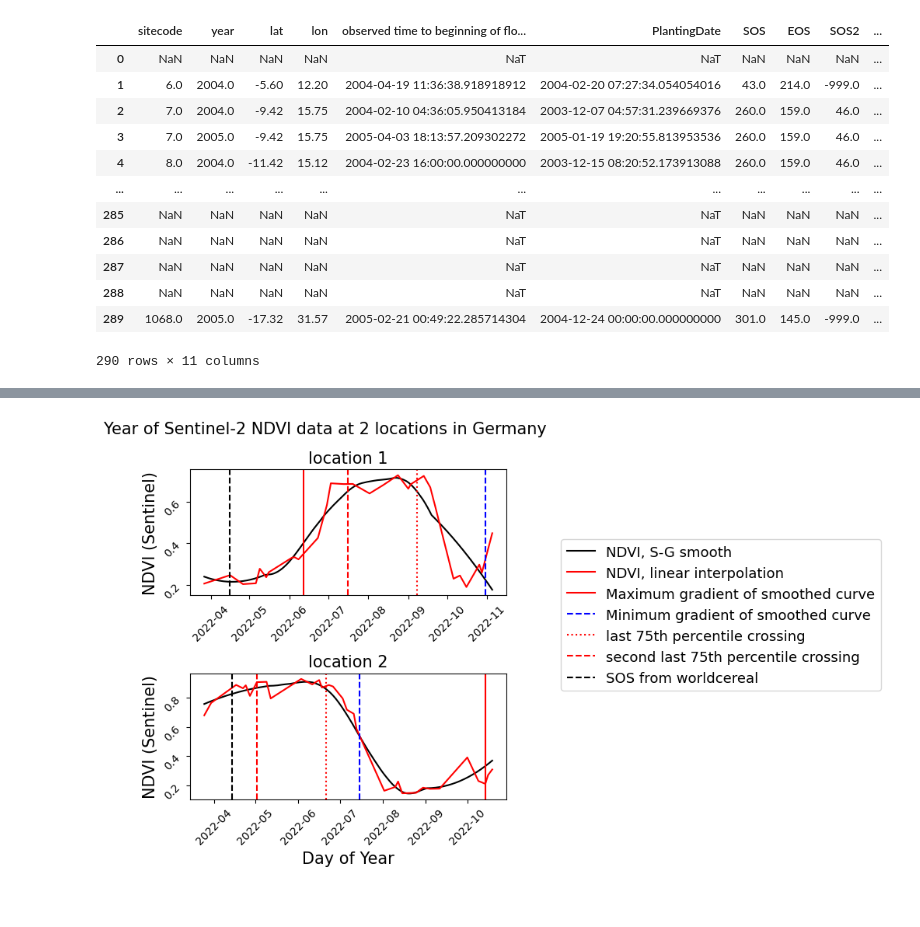
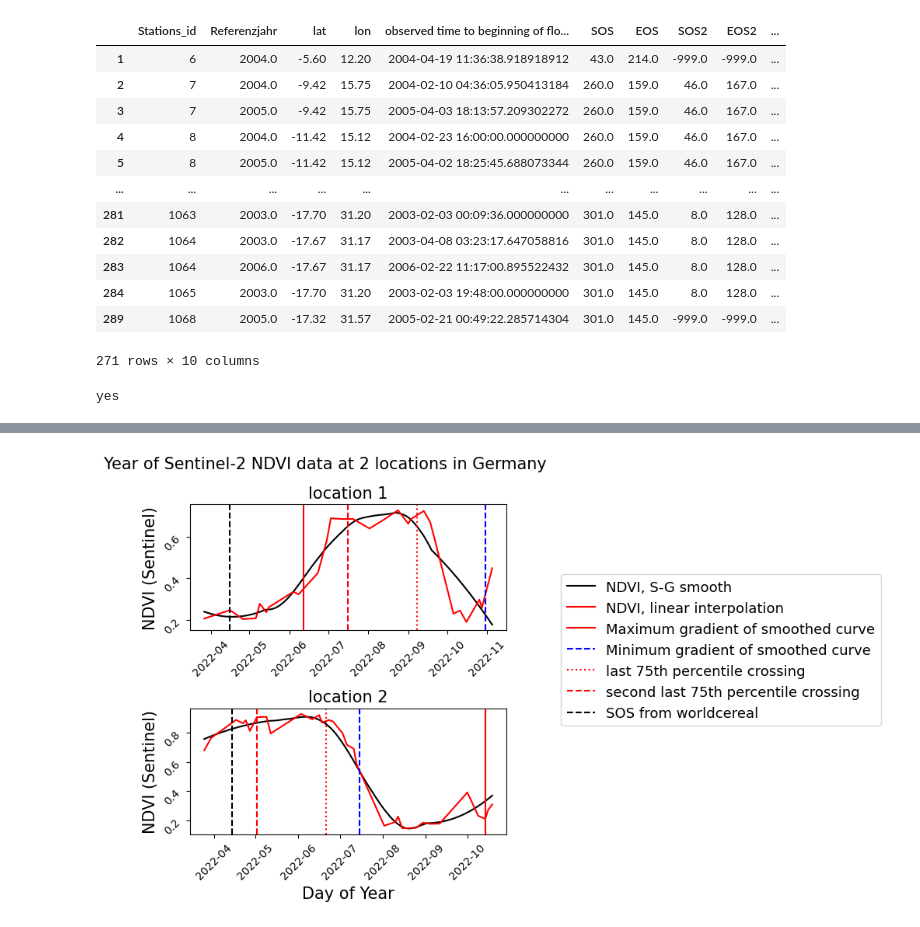
Before and after one commit to MartinP556/Satellite_Feature_Extraction, a Jupyter notebook: first_try_logit2.ipynb, the cells around one changed output, grey strips where cells are left out. Drawn from its saved outputs; the diff is of its cells as text; code cells hidden in the pictures.

```diff
--- a/first_try_logit2.ipynb
+++ b/first_try_logit2.ipynb
@@ -347,37 +347,35 @@ def columns_to_datetime(ds, columns):
+# %%
+phen_data_CIMMYT
+# %% [output]
+|  | Stations_id | Referenzjahr | lat | lon | observed time to beginning of flo... | SOS | EOS | SOS2 | EOS2 | ... |
+| 1 | 6 | 2004.0 | -5.60 | 12.20 | 2004-04-19 11:36:38.918918912 | 43.0 | 214.0 | -999.0 | -999.0 | ... |
+| 2 | 7 | 2004.0 | -9.42 | 15.75 | 2004-02-10 04:36:05.950413184 | 260.0 | 159.0 | 46.0 | 167.0 | ... |
+| 3 | 7 | 2005.0 | -9.42 | 15.75 | 2005-04-03 18:13:57.209302272 | 260.0 | 159.0 | 46.0 | 167.0 | ... |
+| 4 | 8 | 2004.0 | -11.42 | 15.12 | 2004-02-23 16:00:00.000000000 | 260.0 | 159.0 | 46.0 | 167.0 | ... |
+| 5 | 8 | 2005.0 | -11.42 | 15.12 | 2005-04-02 18:25:45.688073344 | 260.0 | 159.0 | 46.0 | 167.0 | ... |
+| ... | ... | ... | ... | ... | ... | ... | ... | ... | ... | ... |
+| 281 | 1063 | 2003.0 | -17.70 | 31.20 | 2003-02-03 00:09:36.000000000 | 301.0 | 145.0 | 8.0 | 128.0 | ... |
+| 282 | 1064 | 2003.0 | -17.67 | 31.17 | 2003-04-08 03:23:17.647058816 | 301.0 | 145.0 | 8.0 | 128.0 | ... |
+| 283 | 1064 | 2006.0 | -17.67 | 31.17 | 2006-02-22 11:17:00.895522432 | 301.0 | 145.0 | 8.0 | 128.0 | ... |
+| 284 | 1065 | 2003.0 | -17.70 | 31.20 | 2003-02-03 19:48:00.000000000 | 301.0 | 145.0 | 8.0 | 128.0 | ... |
+| 289 | 1068 | 2005.0 | -17.32 | 31.57 | 2005-02-21 00:49:22.285714304 | 301.0 | 145.0 | -999.0 | -999.0 | ... |
+271 rows × 10 columns
 # %%
 phen_data_TZ = pd.read_csv('C:\\Users\\wlwc1989\\Documents\\Phenology_Test_Notebooks\\phenology_dwd\\African_data\\with_SOS\\TAMASA_TZ.csv')
-phen_data_TZ = columns_to_datetime(phen_data_TZ, ['flowering date', 'emergence date', 'maturity date'])
+phen_data_TZ = data_cleaning.columns_to_datetime(phen_data_TZ, ['flowering date', 'emergence date', 'maturity date'])
 phen_data_TZ = phen_data_TZ.rename(columns={'station': 'Stations_id', 'flowering date': 'observed time to beginning of flowering'})
-phen_data_TZ['yrcode'] = phen_data_TZ['observed time to beginning of flowering'].dt.year
-phen_data_TZ = phen_data_TZ[['lat', 'lon', 'Stations_id', 'observed time to beginning of flowering', 'yrcode', 'SOS', 'EOS', 'SOS2', 'EOS2']].groupby(['Stations_id', 'yrcode', 'lat', 'lon']).mean().reset_index()
-phen_data_TZ = WC_date_from_columns(phen_data_TZ, 'beginning of flowering')
+phen_data_TZ = prepare_African_phen_ds(phen_data_TZ, 'beginning of flowering')
+
 phen_data_ET = pd.read_csv('C:\\Users\\wlwc1989\\Documents\\Phenology_Test_Notebooks\\phenology_dwd\\African_data\\with_SOS\\TAMASA_ET.csv')
-phen_data_ET = columns_to_datetime(phen_data_ET, ['flowering date', 'emergence date', 'maturity date'])
+phen_data_ET = data_cleaning.columns_to_datetime(phen_data_ET, ['flowering date', 'emergence date', 'maturity date'])
 phen_data_ET = phen_data_ET.rename(columns={'Site no. = EXPsit': 'Stations_id', 'flowering date': 'observed time to beginning of flowering'})
-phen_data_ET['yrcode'] = phen_data_ET['observed time to beginning of flowering'].dt.year
-phen_data_ET = phen_data_ET[['lat', 'lon', 'Stations_id', 'observed time to beginning of flowering', 'yrcode', 'SOS', 'EOS', 'SOS2', 'EOS2']].groupby(['Stations_id', 'yrcode', 'lat', 'lon']).mean().reset_index()
-phen_data_ET = WC_date_from_columns(phen_data_ET, 'beginning of flowering')
+phen_data_ET = prepare_African_phen_ds(phen_data_ET, 'beginning of flowering')
+
 phen_data_CIMMYT = pd.read_csv('C:\\Users\\wlwc1989\\Documents\\Phenology_Test_Notebooks\\phenology_dwd\\African_data\\with_SOS\\CIMMYT_phen_data.csv')
-phen_data_CIMMYT = columns_to_datetime(phen_data_CIMMYT, ['PlantingDate', 'AnthesisDate', 'DaysToSilk'])
-phen_data_CIMMYT['observed time to beginning of flowering'] = phen_data_CIMMYT['AnthesisDate']
-phen_data_CIMMYT['yrcode'] = phen_data_CIMMYT['observed time to beginning of flowering'].dt.year
-phen_data_CIMMYT = phen_data_CIMMYT[['lat', 'lon', 'sitecode', 'observed time to beginning of flowering', 'PlantingDate', 'yrcode', 'SOS', 'EOS', 'SOS2', 'EOS2']].groupby(['sitecode', 'yrcode', 'lat', 'lon']).mean().reset_index()
-phen_data_CIMMYT = WC_date_from_columns(phen_data_CIMMYT, 'beginning of flowering')
-phen_data_CIMMYT = phen_data_CIMMYT.rename(columns={'sitecode': 'Stations_id',})
-phen_data_CIMMYT = phen_data_CIMMYT.where((phen_data_CIMMYT['observed time to beginning of flowering'] - phen_data_CIMMYT['WC SOS date']).dt.days < 240)
+phen_data_CIMMYT = data_cleaning.columns_to_datetime(phen_data_CIMMYT, ['PlantingDate', 'AnthesisDate', 'DaysToSilk'])
+phen_data_CIMMYT = phen_data_CIMMYT.rename(columns={'AnthesisDate': 'observed time to beginning of flowering'})
+phen_data_CIMMYT = prepare_African_phen_ds(phen_data_CIMMYT, 'beginning of flowering')#'PlantingDate',
+phen_data_CIMMYT = phen_data_CIMMYT.loc[(phen_data_CIMMYT['observed time to beginning of flowering'] - phen_data_CIMMYT['WC SOS date']).dt.days < 240]
+phen_data_CIMMYT['WC SOS date'] = phen_data_CIMMYT['PlantingDate']
+# %% [output]
+yes
-# %%
-obs_data
-# %% [output]
-|  | sitecode | year | lat | lon | observed time to beginning of flo... | PlantingDate | SOS | EOS | SOS2 | ... |
-| 0 | NaN | NaN | NaN | NaN | NaT | NaT | NaN | NaN | NaN | ... |
-| 1 | 6.0 | 2004.0 | -5.60 | 12.20 | 2004-04-19 11:36:38.918918912 | 2004-02-20 07:27:34.054054016 | 43.0 | 214.0 | -999.0 | ... |
-| 2 | 7.0 | 2004.0 | -9.42 | 15.75 | 2004-02-10 04:36:05.950413184 | 2003-12-07 04:57:31.239669376 | 260.0 | 159.0 | 46.0 | ... |
-| 3 | 7.0 | 2005.0 | -9.42 | 15.75 | 2005-04-03 18:13:57.209302272 | 2005-01-19 19:20:55.813953536 | 260.0 | 159.0 | 46.0 | ... |
-| 4 | 8.0 | 2004.0 | -11.42 | 15.12 | 2004-02-23 16:00:00.000000000 | 2003-12-15 08:20:52.173913088 | 260.0 | 159.0 | 46.0 | ... |
-| ... | ... | ... | ... | ... | ... | ... | ... | ... | ... | ... |
-| 285 | NaN | NaN | NaN | NaN | NaT | NaT | NaN | NaN | NaN | ... |
-| 286 | NaN | NaN | NaN | NaN | NaT | NaT | NaN | NaN | NaN | ... |
-| 287 | NaN | NaN | NaN | NaN | NaT | NaT | NaN | NaN | NaN | ... |
-| 288 | NaN | NaN | NaN | NaN | NaT | NaT | NaN | NaN | NaN | ... |
-| 289 | 1068.0 | 2005.0 | -17.32 | 31.57 | 2005-02-21 00:49:22.285714304 | 2004-12-24 00:00:00.000000000 | 301.0 | 145.0 | -999.0 | ... |
-290 rows × 11 columns
```
Also changed, not shown: parts of 22 cells of this notebook, 1 other file.
